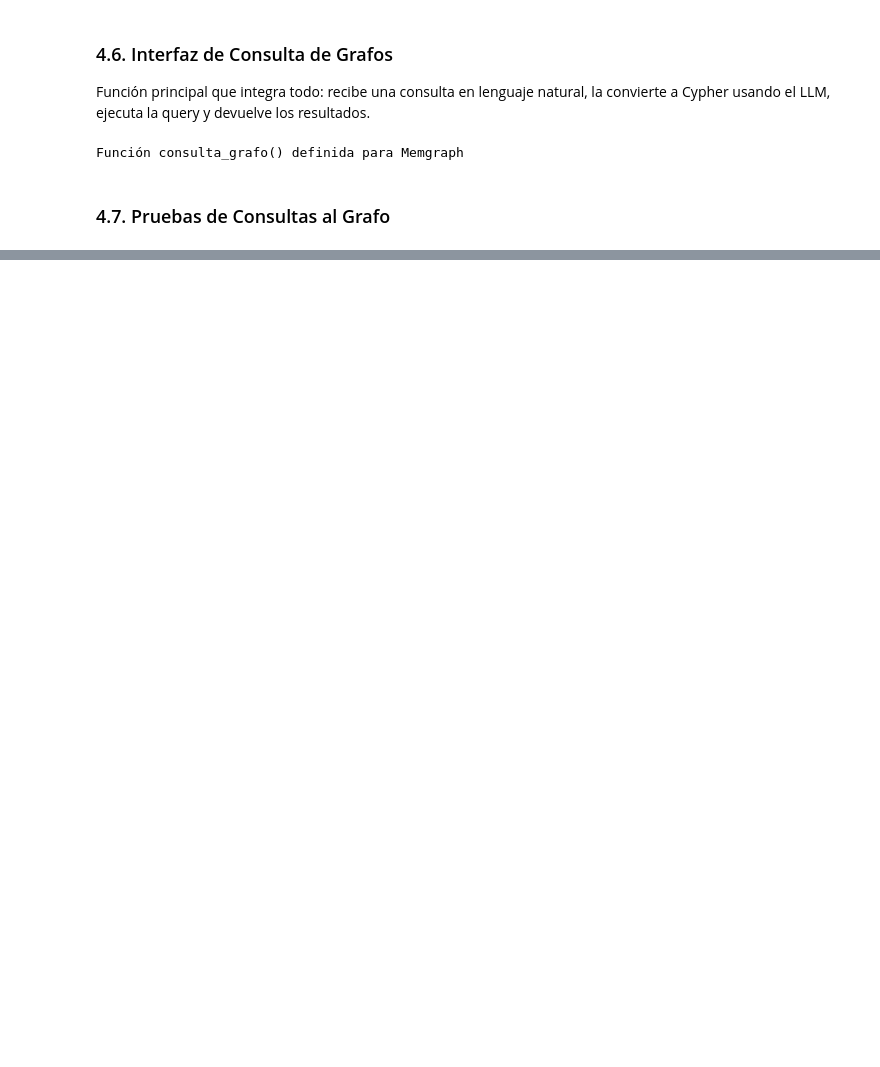
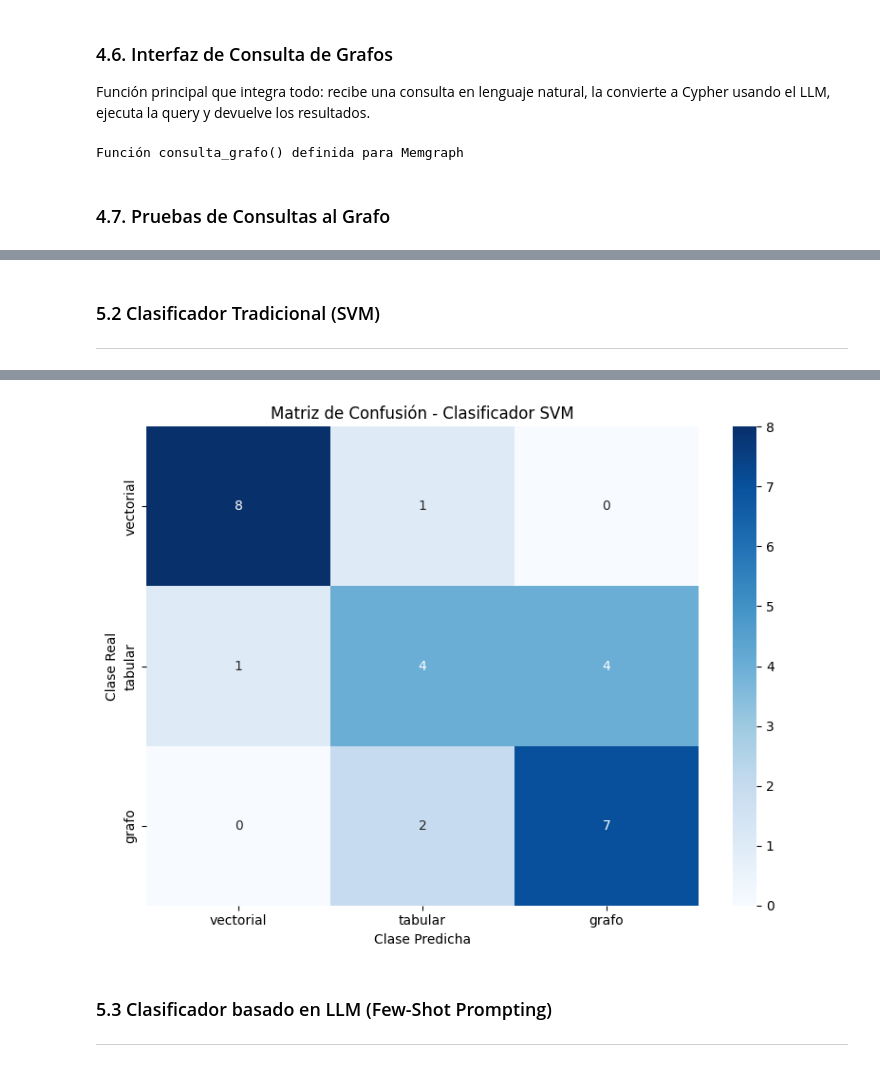
Before and after one commit to valenrosito/nlp-rag-agent-electrodomesticos, a Jupyter notebook: 1.rag_flow.ipynb, the cells around one changed output, grey strips where cells are left out. Saved outputs shown, nothing was run; the diff lists cells and outputs as text; code cells hidden in the pictures; blank space fills up the shorter version.

```diff
--- a/1.rag_flow.ipynb
+++ b/1.rag_flow.ipynb
@@ -2442,0 +2559,64 @@ AttributeError: 'MemgraphConnection' object has no attribute 'nodes'
+# %% [markdown]
+### 5.2 Clasificador Tradicional (SVM)
+---
+# %%
+
+# Dividir el dataset en entrenamiento y prueba
+X = df_training['pregunta']
+y = df_training['categoria']
+
+X_train, X_test, y_train, y_test = train_test_split(
+    X, y, test_size=0.3, random_state=42, stratify=y
+)
+
+print(f"Conjunto de entrenamiento: {len(X_train)} muestras")
+print(f"Conjunto de prueba: {len(X_test)} muestras")
+
+# Vectorización con TF-IDF
+vectorizer = TfidfVectorizer(
+    max_features=500,
+    ngram_range=(1, 2),
+    min_df=1,
+    max_df=0.8
+)
+
+X_train_vec = vectorizer.fit_transform(X_train)
+X_test_vec = vectorizer.transform(X_test)
+
+print(f"\nDimensión de los vectores: {X_train_vec.shape[1]}")
+
+# Entrenar el clasificador SVM
+svm_classifier = SVC(kernel='linear', C=1.0, random_state=42, probability=True)
+svm_classifier.fit(X_train_vec, y_train)
+
+# Predicciones
+y_pred_svm = svm_classifier.predict(X_test_vec)
+
+# Métricas
+accuracy_svm = accuracy_score(y_test, y_pred_svm)
+print(f"\n{'='*60}")
+print(f"CLASIFICADOR SVM - RESULTADOS")
+print(f"{'='*60}")
+print(f"Accuracy: {accuracy_svm:.4f}")
+print(f"\nReporte de clasificación:")
+print(classification_report(y_test, y_pred_svm))
+
+# Matriz de confusión
+cm_svm = confusion_matrix(y_test, y_pred_svm, labels=['vectorial', 'tabular', 'grafo'])
+
+# Crear la matriz de confusión como DataFrame
+cm_df_svm = pd.DataFrame(
+    cm_svm,
+    index=['vectorial', 'tabular', 'grafo'],
+    columns=['vectorial', 'tabular', 'grafo']
+)
+
+# Visualizar con seaborn
+plt.figure(figsize=(8, 6))
+sns.heatmap(cm_df_svm, annot=True, fmt='d', cmap='Blues', cbar=True)
+plt.title('Matriz de Confusión - Clasificador SVM')
+plt.ylabel('Clase Real')
+plt.xlabel('Clase Predicha')
+plt.tight_layout()
+plt.show()
+# %% [output]
@@ -2442,0 +2643,4 @@ AttributeError: 'MemgraphConnection' object has no attribute 'nodes'
+[figure, added]
+# %% [markdown]
+### 5.3 Clasificador basado en LLM (Few-Shot Prompting)
+---
```
Also changed, not shown: parts of 49 cells of this notebook, 3 other files.
